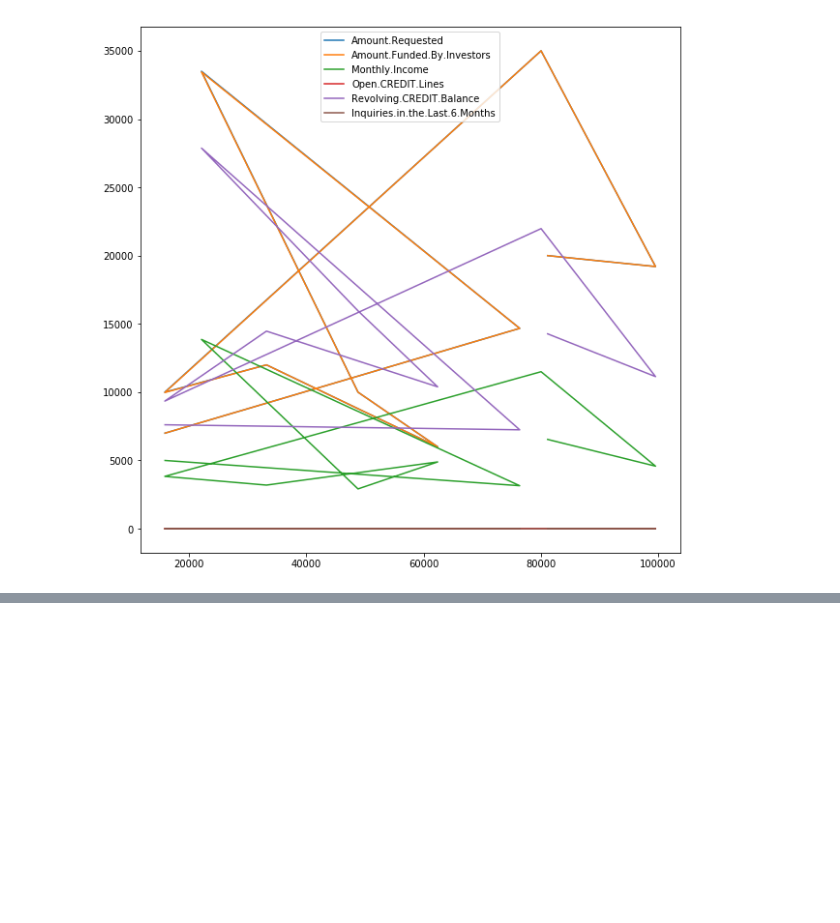
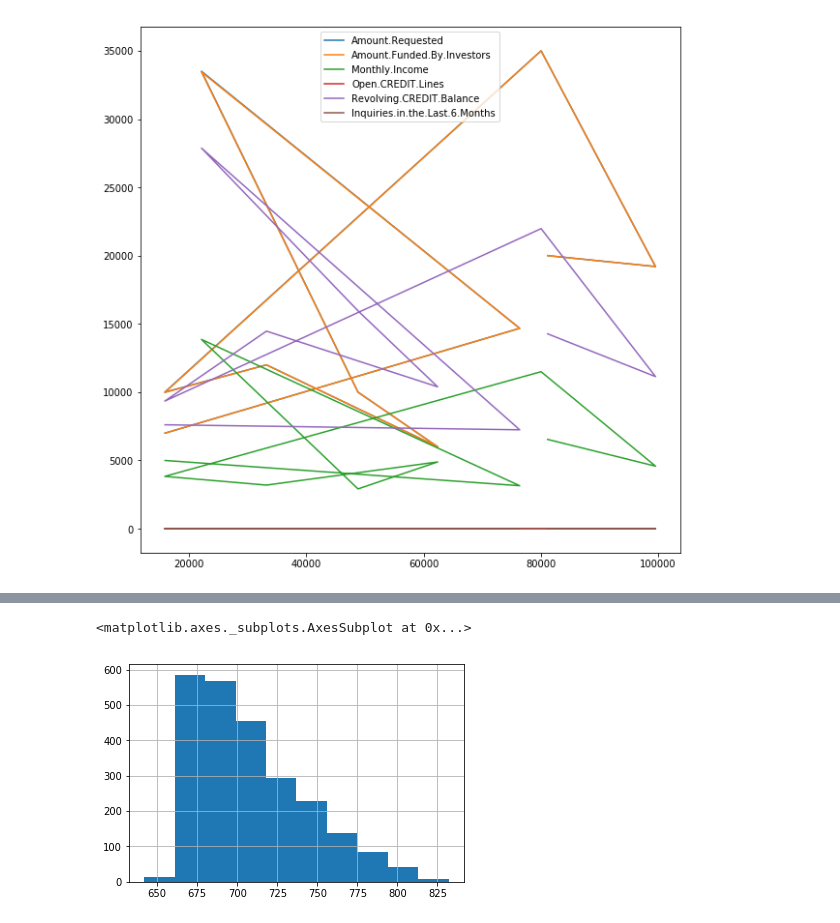
Before and after one commit to priyanshu2411/data-science-handbook-practice, a Jupyter notebook: day 2 practise.ipynb, the cells around one changed output, grey strips where cells are left out. Drawn from its saved outputs; the diff is of its cells as text; code cells hidden in the pictures; blank space fills up the shorter version.

Commit message:
FICO.Score solved

```diff
--- a/day 2 practise.ipynb
+++ b/day 2 practise.ipynb
@@ -188,7 +188,8 @@ dataset[:10].plot(figsize=(10,10))
 <matplotlib.axes._subplots.AxesSubplot at 0x...>
 [figure]
 # %%
-
-y=dataset['FICO.Range'].str.split('-')
+y=dataset['FICO.Range'].apply(lambda x:pd.Series(str(x).split('-')))
+# %%
+y=y.astype(float)
 # %%
-(int(y.iloc[0][0])+int(y.iloc[0][1]))/2
+dataset['FICO.Score']=(y[0]+y[1])/2
@@ -197,3 +195,0 @@ y=dataset['FICO.Range'].str.split('-')
-# %%
-for inx in y.index:
-    dataset['score']=(int(y.iloc[inx][0])+int(y.iloc[inx][1]))/2
@@ -201,0 +205,5 @@ IndexError: single positional indexer is out-of-bounds
+# %%
+dataset['FICO.Score'].hist()
+# %% [output]
+<matplotlib.axes._subplots.AxesSubplot at 0x...>
+[figure, added]
```
Also changed, not shown: parts of 6 cells of this notebook.
